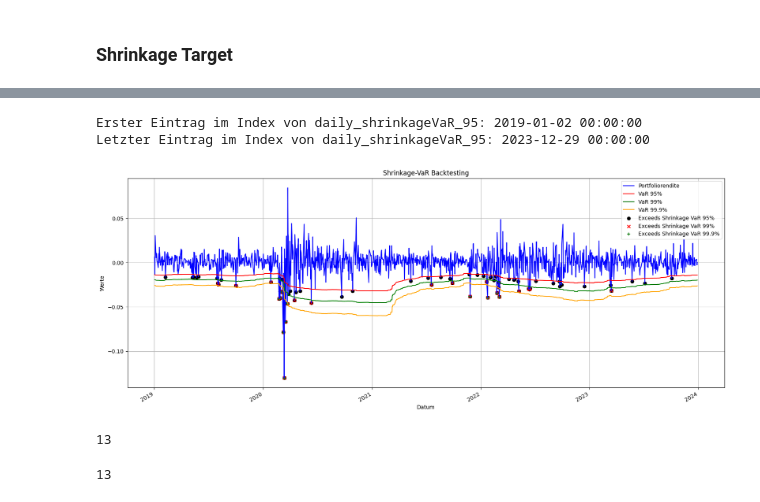
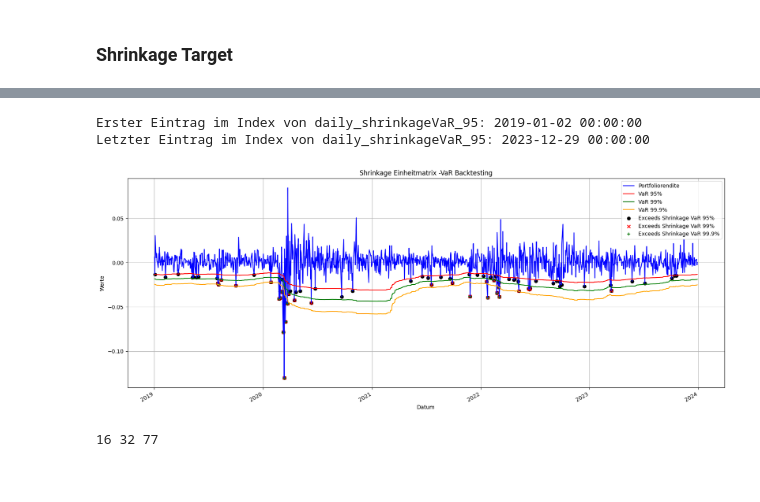
Before and after one commit to minhanhh1/MasterArbeitCode, a Jupyter notebook: SchätzungVaR.ipynb, the cells around one changed output, grey strips where cells are left out. Saved outputs shown, nothing was run; the diff lists cells and outputs as text; code cells hidden in the pictures.

```diff
--- a/SchätzungVaR.ipynb
+++ b/SchätzungVaR.ipynb
@@ -339,7 +339,7 @@ pi_values = []
 rho_values = []
 gamma_values= []
 for t in range(testWindowSize):
-    k = windowSize + t
+    k = windowSize-1 + t
 
     # Returns filtern
     returnsData = returns[t:k].reset_index(drop=True)
@@ -390,7 +390,7 @@ for t in range(testWindowSize):
     shrinkageVaR95_250.loc[t,'VaR'] = -zScore[2] * sigmahat  * np.sqrt(250)
 
     # Berechne die Gewinn-Verlust-Werte
-    rolling_daily_returns_cor.loc[t,'GV'] = np.sum(returns.iloc[k, :]*weights)
+    rolling_daily_returns_cor.loc[t,'GV'] = np.sum(returns.iloc[k+1, :]*weights)
 
     # Frobenius
     frobenius_distance = np.linalg.norm(sample_cov - shrinkage_cov, 'fro')
@@ -901,46 +871,52 @@ plt.show()
 # %%
 # Sicherstellen, dass die Indizes als datetime interpretiert werden
-daily_shrinkageVaR_95.index = pd.to_datetime(returns.index[250:250 + len(daily_shrinkageVaR_95)])
-daily_shrinkageVaR_99.index = pd.to_datetime(returns.index[250:250 + len(daily_shrinkageVaR_99)])
-daily_shrinkageVaR_999.index = pd.to_datetime(returns.index[250:250 + len(daily_shrinkageVaR_999)])
+daily_shrinkageIdentity_95.index = pd.to_datetime(returns.index[250:250 + len(daily_shrinkageVaR_95)])
+daily_shrinkageIdentity_99.index = pd.to_datetime(returns.index[250:250 + len(daily_shrinkageVaR_99)])
+daily_shrinkageIdentity_999.index = pd.to_datetime(returns.index[250:250 + len(daily_shrinkageVaR_999)])
 rolling_daily_returns_cor.index = pd.to_datetime(returns.index[250:250 + len(rolling_daily_returns_cor)])
-
-# Finden der Überschreitungen
-exceeds_shrinkageVaR_95 = rolling_daily_returns_cor['GV'] < daily_shrinkageVaR_95['VaR']
-exceeds_shrinkageVaR_99 = rolling_daily_returns_cor['GV'] < daily_shrinkageVaR_99['VaR']
-exceeds_shrinkageVaR_999 = rolling_daily_returns_cor['GV'] < daily_shrinkageVaR_999['VaR']
+daily_shrinkageVaR_999.index = pd.to_datetime(returns.index[250:250 + len(rolling_daily_returns_cor)])
+daily_shrinkageVaR_99.index = pd.to_datetime(returns.index[250:250 + len(rolling_daily_returns_cor)])
+daily_shrinkageVaR_95.index = pd.to_datetime(returns.index[250:250 + len(rolling_daily_returns_cor)])
+# Finden der Überschreitungen bei Shrinkage Identity
+exceeds_shrinkageI_999 = rolling_daily_returns_cor['GV'] < daily_shrinkageIdentity_999['GV']
+exceeds_shrinkageI_99 = rolling_daily_returns_cor['GV'] < daily_shrinkageIdentity_99['GV']
+exceeds_shrinkageI_95 = rolling_daily_returns_cor['GV'] < daily_shrinkageIdentity_95['GV']
+# Finden der Überschreitungen bei Stichproben
+exceeds_stichproben_999 = rolling_daily_returns_cor['GV'] < daily_shrinkageVaR_999['VaR']
+exceeds_stichproben_99 = rolling_daily_returns_cor['GV'] < daily_shrinkageVaR_99['VaR']
+exceeds_stichproben_95 = rolling_daily_returns_cor['GV'] < daily_shrinkageVaR_95['VaR']
 
 # Plotten der VaR-Werte und der Portfoliorenditen ab dem 2. Januar 2019
 plt.figure(figsize=(20, 8))
 plt.plot(rolling_daily_returns_cor.index, rolling_daily_returns_cor['GV'], label='Portfoliorendite', color='blue')
-plt.plot(daily_shrinkageVaR_95.index, daily_shrinkageVaR_95['VaR'], label='VaR 95%', color='red')
-plt.plot(daily_shrinkageVaR_99.index, daily_shrinkageVaR_99['VaR'], label='VaR 99%', color='green')
-plt.plot(daily_shrinkageVaR_999.index, daily_shrinkageVaR_999['VaR'], label='VaR 99.9%', color='orange')
+plt.plot(daily_shrinkageIdentity_95.index, daily_shrinkageIdentity_95['GV'], label='VaR 95%', color='red')
+plt.plot(daily_shrinkageIdentity_99.index, daily_shrinkageIdentity_99['GV'], label='VaR 99%', color='green')
+plt.plot(daily_shrinkageIdentity_999.index, daily_shrinkageIdentity_999['GV'], label='VaR 99.9%', color='orange')
 
 # Schwarze Punkte für Überschreitungen plotten
-plt.scatter(rolling_daily_returns_cor.index[exceeds_shrinkageVaR_95], rolling_daily_returns_cor['GV'][exceeds_shrinkageVaR_95], color='black', marker='o', label='Exceeds Shrinkage VaR 95%')
-plt.scatter(rolling_daily_returns_cor.index[exceeds_shrinkageVaR_99], rolling_daily_returns_cor['GV'][exceeds_shrinkageVaR_99], color='red', marker='x', label='Exceeds Shrinkage VaR 99%')
-plt.scatter(rolling_daily_returns_cor.index[exceeds_shrinkageVaR_999], rolling_daily_returns_cor['GV'][exceeds_shrinkageVaR_999], color='green', marker='+', label='Exceeds Shrinkage VaR 99.9%')
+plt.scatter(rolling_daily_returns_cor.index[exceeds_shrinkageI_95], rolling_daily_returns_cor['GV'][exceeds_shrinkageI_95], color='black', marker='o', label='Exceeds Shrinkage VaR 95%')
+plt.scatter(rolling_daily_returns_cor.index[exceeds_shrinkageI_99], rolling_daily_returns_cor['GV'][exceeds_shrinkageI_99], color='red', marker='x', label='Exceeds Shrinkage VaR 99%')
+plt.scatter(rolling_daily_returns_cor.index[exceeds_shrinkageI_999], rolling_daily_returns_cor['GV'][exceeds_shrinkageI_999], color='green', marker='+', label='Exceeds Shrinkage VaR 99.9%')
 
 # Überprüfen des neuen Indexes von daily_normalVaR und daily_shrinkageVaR
-print("Erster Eintrag im Index von daily_shrinkageVaR_95:", daily_shrinkageVaR_95.index[0])
-print("Letzter Eintrag im Index von daily_shrinkageVaR_95:", daily_shrinkageVaR_95.index[-1])
+print("Erster Eintrag im Index von daily_shrinkageVaR_95:", daily_shrinkageIdentity_95.index[0])
+print("Letzter Eintrag im Index von daily_shrinkageVaR_95:", daily_shrinkageIdentity_95.index[-1])
 
 # X-Achse formatieren, um nur Jahre anzuzeigen
 ax = plt.gca()
 ax.xaxis.set_major_locator(mdates.YearLocator())
 ax.xaxis.set_major_formatter(mdates.ConciseDateFormatter(mdates.YearLocator()))
 
 # Verbesserung der Darstellung der X-Achse
 plt.gcf().autofmt_xdate()
 
 plt.xlabel('Datum')
 plt.ylabel('Werte')
-plt.title('Shrinkage-VaR Backtesting')
+plt.title('Shrinkage Einheitmatrix -VaR Backtesting')
 plt.legend()
 plt.grid(True)
 plt.show()
 # %% [output]
 Erster Eintrag im Index von daily_shrinkageVaR_95: 2019-01-02 00:00:00
 Letzter Eintrag im Index von daily_shrinkageVaR_95: 2023-12-29 00:00:00
-[figure, old version]
+[figure, new version]
@@ -950,8 +923,4 @@ exceeds_normalVaR_999 = rolling_daily_returns_cor['GV'] < daily_normalVaR_999['V
-# %%
-exceeds_shrinkageVaR_999.sum()
-# %% [output]
-13
-# %%
-exceeds_normalVaR_999.sum()
-# %% [output]
-13
+# %%
+print(sum(exceeds_shrinkageI_999) ,sum(exceeds_shrinkageI_99) ,sum(exceeds_shrinkageI_95))
+# %% [output]
+16 32 77
```
Also changed, not shown: parts of 25 cells of this notebook, 3 other files.
